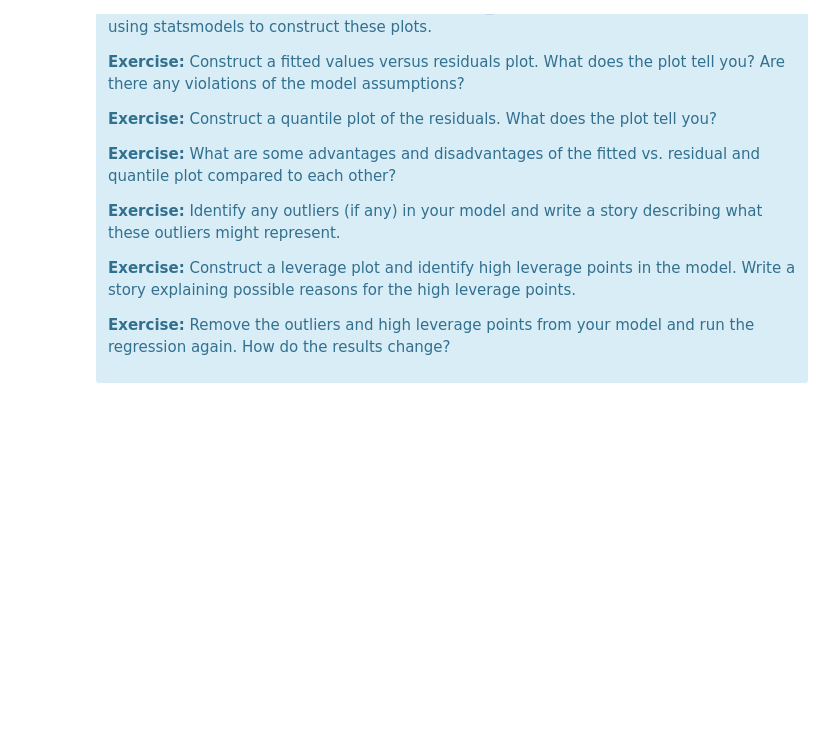
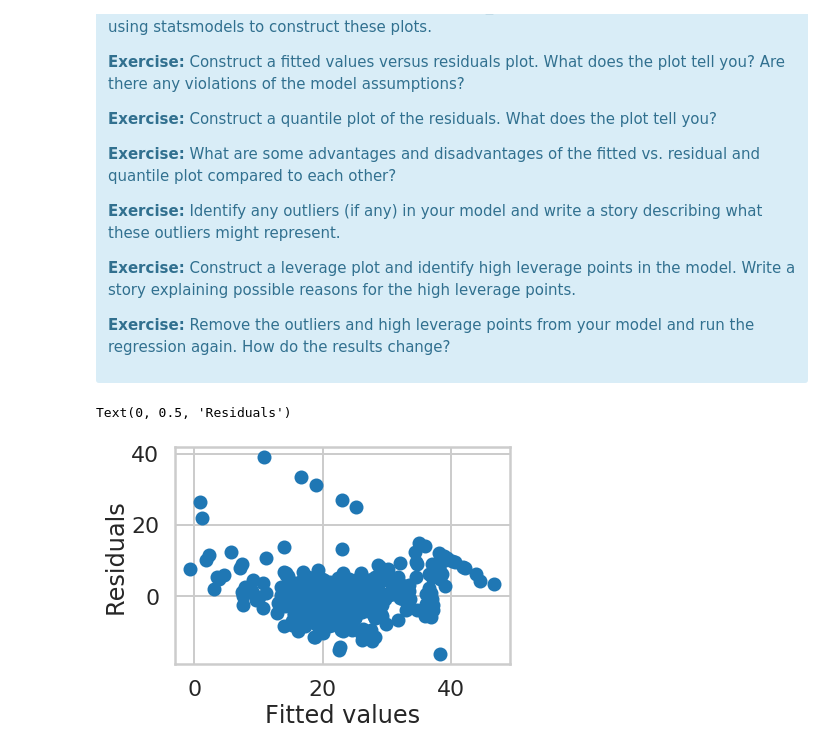
Before and after one commit to laurenalexandra999/boston-housing, a Jupyter notebook: linear_regression_housing.ipynb, the cells around one changed output. Cells and saved outputs as stored; diff of their text form; code cells hidden in the pictures; blank space fills up the shorter version.

```diff
--- a/linear_regression_housing.ipynb
+++ b/linear_regression_housing.ipynb
@@ -640,0 +715,4 @@ Once we compute the $F$-statistic, we can use the $F$-distribution with $N-K$ an
+# %%
+lm = LinearRegression()
+features = ['CRIM', 'RM', 'PTRATIO']
+lm.fit(X[features], bos.PRICE)
@@ -719,0 +839,12 @@ There are some other issues that are important investigate with linear regressio
+# %%
+regression = OLS(bos.PRICE, X[features])
+fitted = regression.fit()
+fitted_values = fitted.fittedvalues
+residuals = fitted.resid
+
+plt.scatter(fitted_values, residuals)
+plt.xlabel("Fitted values")
+plt.ylabel("Residuals")
+# %% [output]
+Text(0, 0.5, 'Residuals')
+[figure, added]
```
Also changed, not shown: parts of 46 cells of this notebook.
